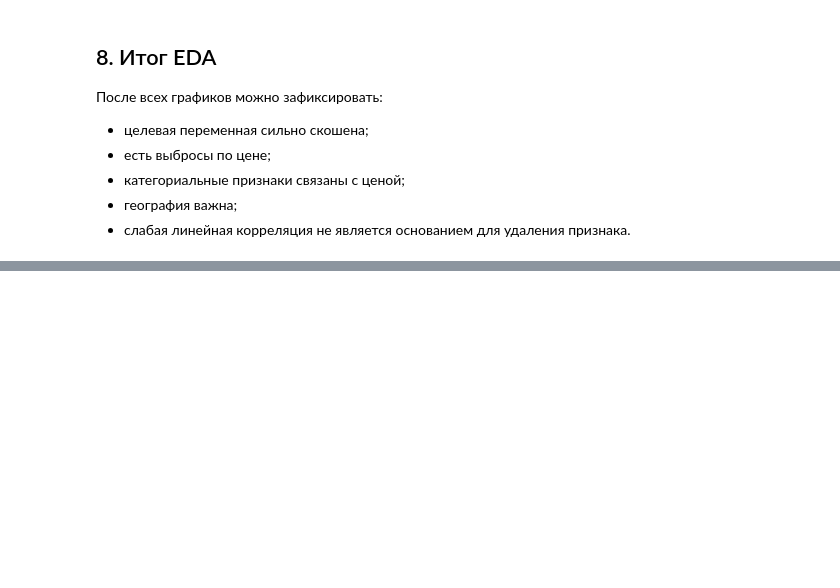
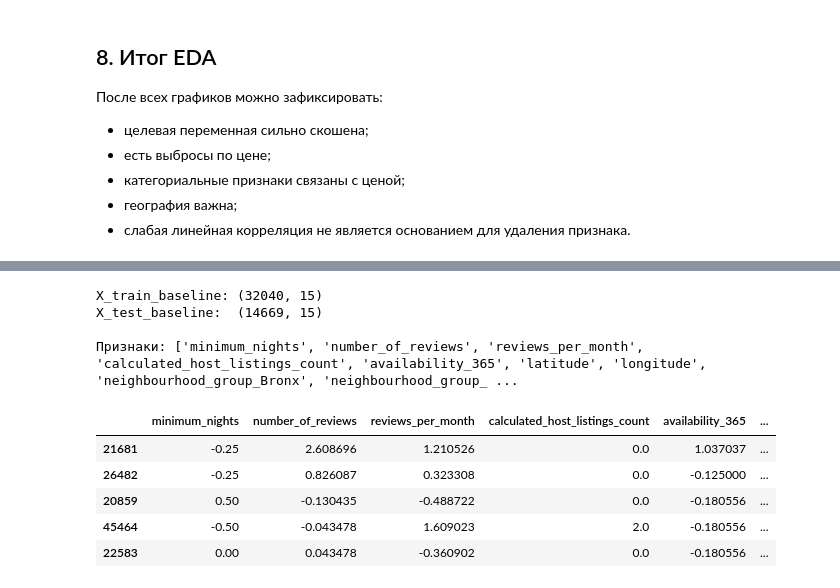
Before and after one commit to togoltsova/ML-Basic, a Jupyter notebook: homework_10/homework_10_fix.ipynb, the cells around one changed output, grey strips where cells are left out. Saved outputs shown, nothing was run; the diff lists cells and outputs as text; code cells hidden in the pictures; blank space fills up the shorter version.

Commit message:
homework_10 fix by according of teacher's recommendation. Preprocessing&FE

```diff
--- a/homework_10/homework_10_fix.ipynb
+++ b/homework_10/homework_10_fix.ipynb
@@ -579,0 +755,55 @@ plt.show()
+# %%
+from sklearn.impute import SimpleImputer
+from sklearn.compose import ColumnTransformer
+from sklearn.pipeline import Pipeline
+from sklearn.preprocessing import RobustScaler, OneHotEncoder
+
+baseline_num_pipeline = Pipeline(steps=[
+    ('imputer', SimpleImputer(strategy='median')),
+    ('scaler', RobustScaler()),
+])
+
+baseline_cat_pipeline = Pipeline(steps=[
+    ('imputer', SimpleImputer(strategy='most_frequent')),
+    ('encoder', OneHotEncoder(handle_unknown='ignore', sparse_output=False)),
+])
+
+baseline_preprocessor = ColumnTransformer(
+    transformers=[
+        ('num', baseline_num_pipeline, num_features),
+        ('cat', baseline_cat_pipeline, cat_features),
+    ],
+)
+
+# fit на train, transform на train и test
+X_train_baseline = baseline_preprocessor.fit_transform(X_train[baseline_features])
+X_test_baseline = baseline_preprocessor.transform(X_test[baseline_features])
+
+# Имена столбцов
+ohe_names = (baseline_preprocessor
+             .named_transformers_['cat']
+             .named_steps['encoder']
+             .get_feature_names_out(cat_features)
+             .tolist())
+baseline_col_names = num_features + ohe_names
+
+X_train_baseline = pd.DataFrame(X_train_baseline, columns=baseline_col_names, index=X_train.index)
+X_test_baseline = pd.DataFrame(X_test_baseline, columns=baseline_col_names, index=X_test.index)
+
+print(f'X_train_baseline: {X_train_baseline.shape}')
+print(f'X_test_baseline:  {X_test_baseline.shape}')
+print()
+print('Признаки:', baseline_col_names)
+print()
+X_train_baseline.head()
+# %% [output]
+X_train_baseline: (32040, 15)
+X_test_baseline:  (14669, 15)
+
+Признаки: ['minimum_nights', 'number_of_reviews', 'reviews_per_month', 'calculated_host_listings_count', 'availability_365', 'latitude', 'longitude', 'neighbourhood_group_Bronx', 'neighbourhood_group_ ...
+|  | minimum_nights | number_of_reviews | reviews_per_month | calculated_host_listings_count | availability_365 | ... |
+| 21681 | -0.25 | 2.608696 | 1.210526 | 0.0 | 1.037037 | ... |
+| 26482 | -0.25 | 0.826087 | 0.323308 | 0.0 | -0.125000 | ... |
+| 20859 | 0.50 | -0.130435 | -0.488722 | 0.0 | -0.180556 | ... |
+| 45464 | -0.50 | -0.043478 | 1.609023 | 2.0 | -0.180556 | ... |
+| 22583 | 0.00 | 0.043478 | -0.360902 | 0.0 | -0.180556 | ... |
```
Also changed, not shown: parts of 18 cells of this notebook.
